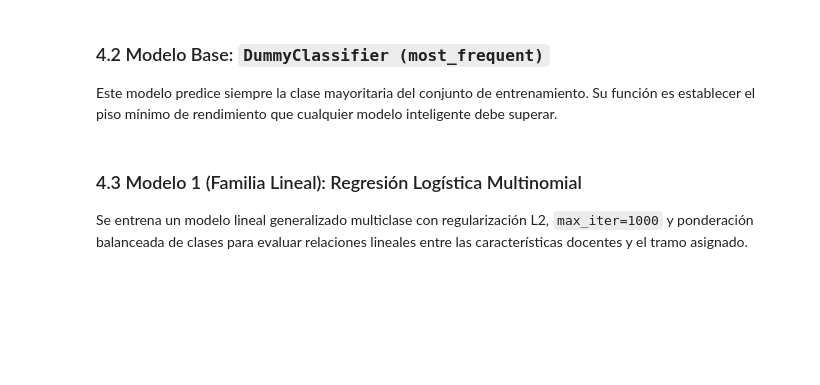
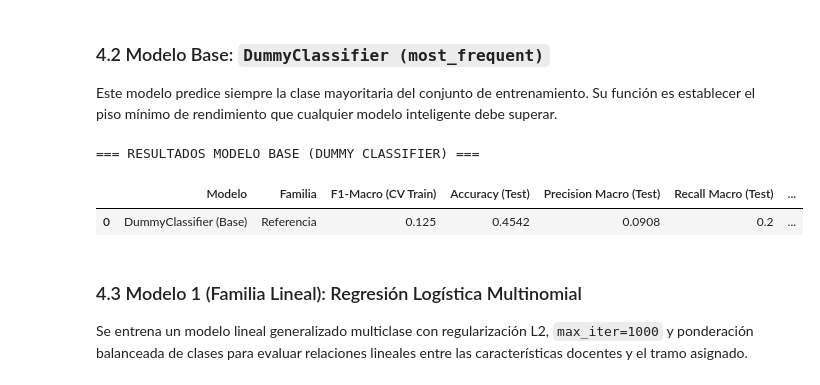
Before and after one commit to gonmpa/Notebook_Jupyter_Mineria_Datos_Supervisado_Clasificacion, a Jupyter notebook: Evaluacion_Final_MD_Pino_Gonzalo.ipynb, the cells around one changed output. Saved outputs shown, nothing was run; the diff lists cells and outputs as text; code cells hidden in the pictures; blank space fills up the shorter version.

```diff
--- a/Evaluacion_Final_MD_Pino_Gonzalo.ipynb
+++ b/Evaluacion_Final_MD_Pino_Gonzalo.ipynb
@@ -501,6 +534,75 @@ Se inicializa el servidor de seguimiento local y se configura el experimento ofi
 # %% [markdown]
 ### 4.2 Modelo Base: `DummyClassifier (most_frequent)`
 Este modelo predice siempre la clase mayoritaria del conjunto de entrenamiento. Su función es establecer el piso mínimo de rendimiento que cualquier modelo inteligente debe superar.
+# %%
+# [C-4.2] Entrenamiento, validación y registro en MLflow del Modelo Base (DummyClassifier)
+from sklearn.dummy import DummyClassifier
+
+# Pipeline completo: preprocesador + modelo base
+pipe_dummy = Pipeline(steps=[
+    ("preprocessor", preprocesador),
+    ("classifier", DummyClassifier(strategy="most_frequent", random_state=SEED))
+])
+
+# 1. Validación cruzada en entrenamiento (F1-Macro)
+cv_scores_dummy = cross_val_score(pipe_dummy, X_train, y_train, cv=cv_strategy, scoring="f1_macro", n_jobs=-1)
+f1_cv_dummy = cv_scores_dummy.mean()
+
+# 2. Ajuste en todo X_train y predicción en X_test
+pipe_dummy.fit(X_train, y_train)
+y_pred_dummy = pipe_dummy.predict(X_test)
+
+# 3. Cálculo de métricas en prueba
+acc_dummy = accuracy_score(y_test, y_pred_dummy)
+prec_dummy = precision_score(y_test, y_pred_dummy, average="macro", zero_division=0)
+rec_dummy = recall_score(y_test, y_pred_dummy, average="macro", zero_division=0)
+f1_test_dummy = f1_score(y_test, y_pred_dummy, average="macro", zero_division=0)
+
+# 4. Gráfico de matriz de confusión para guardar como artefacto
+fig, ax = plt.subplots(figsize=(6, 5))
+ConfusionMatrixDisplay.from_predictions(
+    y_test, y_pred_dummy, normalize="true", values_format=".2f", cmap="Blues", ax=ax
+)
+ax.set_title("Matriz de Confusión Normalizada — DummyClassifier (Base)")
+plt.tight_layout()
+plt.savefig("cm_01_dummy.png", dpi=150)
+plt.close(fig)
+
+# 5. Registro trazable en MLflow (parámetros, métricas, tags y artefacto)
+with mlflow.start_run(run_name="01_Baseline_DummyClassifier"):
+    mlflow.set_tag("grupo", "G00")
+    mlflow.set_tag("tipo_modelo", "Baseline")
+
+    mlflow.log_param("modelo", "DummyClassifier")
+    mlflow.log_param("strategy", "most_frequent")
+    mlflow.log_param("random_state", SEED)
+    mlflow.log_param("cv_splits", 5)
+
+    mlflow.log_metric("f1_macro_cv", round(f1_cv_dummy, 4))
+    mlflow.log_metric("accuracy_test", round(acc_dummy, 4))
+    mlflow.log_metric("precision_macro_test", round(prec_dummy, 4))
+    mlflow.log_metric("recall_macro_test", round(rec_dummy, 4))
+    mlflow.log_metric("f1_macro_test", round(f1_test_dummy, 4))
+
+    mlflow.log_artifact("cm_01_dummy.png")
+
+# Guardar fila para tabla comparativa
+resultados_modelos.append({
+    "Modelo": "DummyClassifier (Base)",
+    "Familia": "Referencia",
+    "F1-Macro (CV Train)": round(f1_cv_dummy, 4),
+    "Accuracy (Test)": round(acc_dummy, 4),
+    "Precision Macro (Test)": round(prec_dummy, 4),
+    "Recall Macro (Test)": round(rec_dummy, 4),
+    "F1-Macro (Test)": round(f1_test_dummy, 4)
+})
+
+print("=== RESULTADOS MODELO BASE (DUMMY CLASSIFIER) ===")
+display(pd.DataFrame(resultados_modelos))
+# %% [output]
+=== RESULTADOS MODELO BASE (DUMMY CLASSIFIER) ===
+|  | Modelo | Familia | F1-Macro (CV Train) | Accuracy (Test) | Precision Macro (Test) | Recall Macro (Test) | ... |
+| 0 | DummyClassifier (Base) | Referencia | 0.125 | 0.4542 | 0.0908 | 0.2 | ... |
 # %% [markdown]
 ### 4.3 Modelo 1 (Familia Lineal): Regresión Logística Multinomial
 Se entrena un modelo lineal generalizado multiclase con regularización L2, `max_iter=1000` y ponderación balanceada de clases para evaluar relaciones lineales entre las características docentes y el tramo asignado.
```
Also changed, not shown: parts of 1 cell of this notebook.
